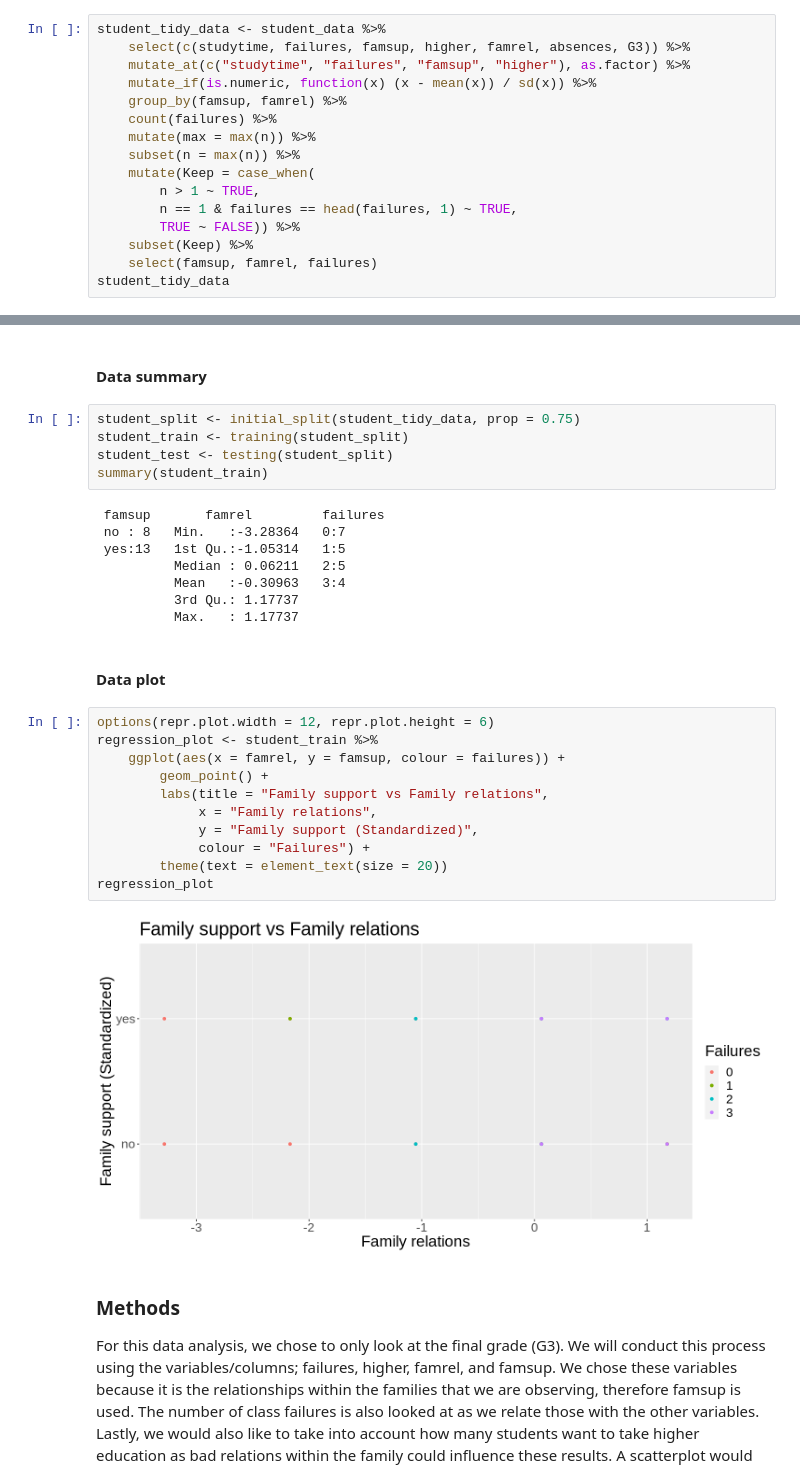
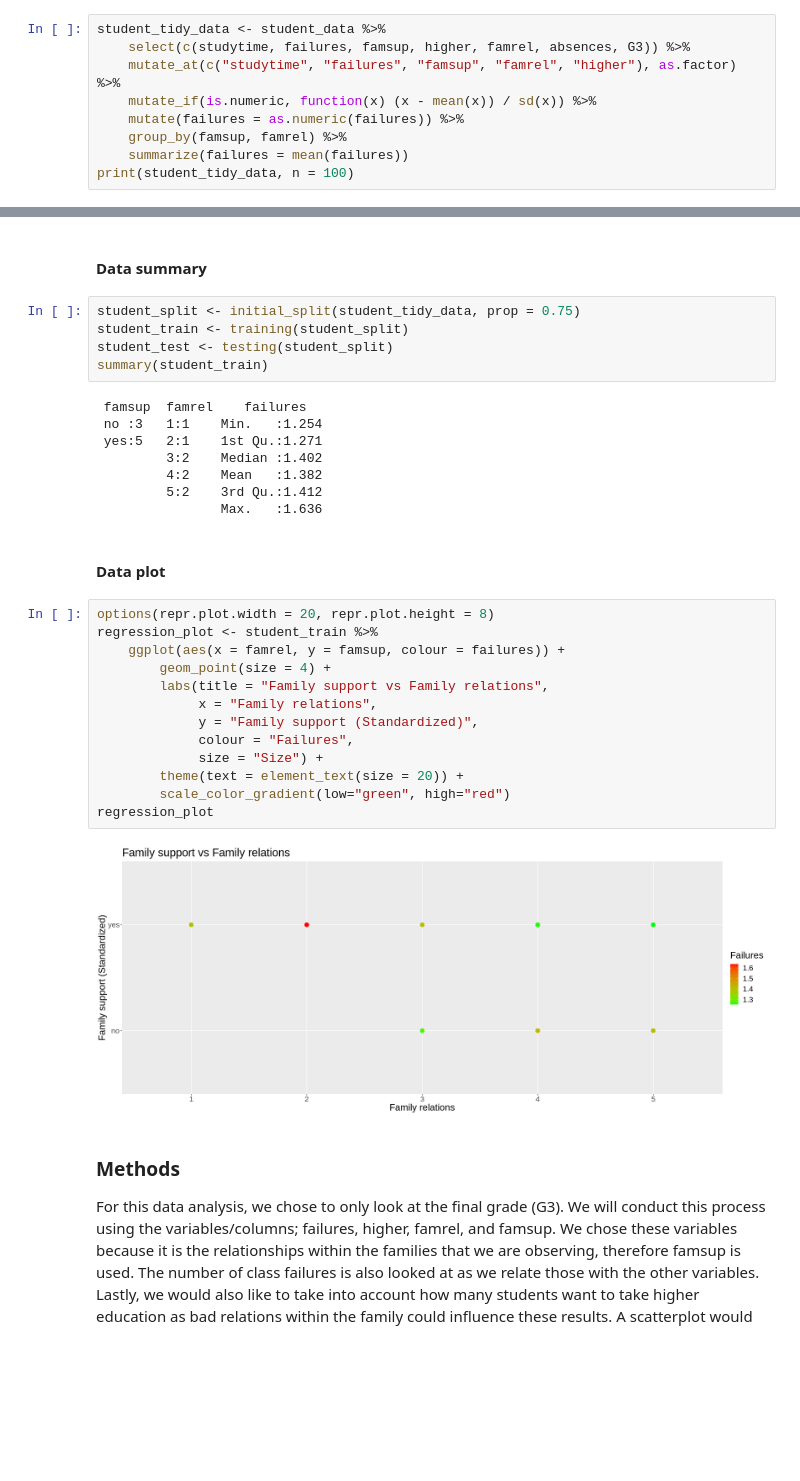
Before and after one commit to ethanthoma/dsci-100-group-project, a Jupyter notebook: Proposal.ipynb, the cells around one changed output, grey strips where cells are left out. Saved outputs shown, nothing was run; the diff lists cells and outputs as text; blank space fills up the shorter version.

Commit message:
Changed plot from mode to mean and use colour gradient

```diff
--- a/Proposal.ipynb
+++ b/Proposal.ipynb
@@ -56,17 +56,10 @@ A spec_tbl_df: 395 × 33
 # %%
 student_tidy_data <- student_data %>%
     select(c(studytime, failures, famsup, higher, famrel, absences, G3)) %>%
-    mutate_at(c("studytime", "failures", "famsup", "higher"), as.factor) %>%
+    mutate_at(c("studytime", "failures", "famsup", "famrel", "higher"), as.factor) %>%
     mutate_if(is.numeric, function(x) (x - mean(x)) / sd(x)) %>%
+    mutate(failures = as.numeric(failures)) %>%
     group_by(famsup, famrel) %>%
-    count(failures) %>%
-    mutate(max = max(n)) %>%
-    subset(n = max(n)) %>%
-    mutate(Keep = case_when(
-        n > 1 ~ TRUE,
-        n == 1 & failures == head(failures, 1) ~ TRUE,
-        TRUE ~ FALSE)) %>%
-    subset(Keep) %>%
-    select(famsup, famrel, failures)
-student_tidy_data
+    summarize(failures = mean(failures))
+print(student_tidy_data, n = 100)
 # %% [output]
@@ -88,28 +86,30 @@ student_train <- training(student_split)
 student_test <- testing(student_split)
 summary(student_train)
 # %% [output]
- famsup       famrel         failures
- no : 8   Min.   :-3.28364   0:7
- yes:13   1st Qu.:-1.05314   1:5
-          Median : 0.06211   2:5
-          Mean   :-0.30963   3:4
-          3rd Qu.: 1.17737
-          Max.   : 1.17737
+ famsup  famrel    failures
+ no :3   1:1    Min.   :1.254
+ yes:5   2:1    1st Qu.:1.271
+         3:2    Median :1.402
+         4:2    Mean   :1.382
+         5:2    3rd Qu.:1.412
+                Max.   :1.636
 # %% [markdown]
 #### Data plot
 # %%
-options(repr.plot.width = 12, repr.plot.height = 6)
+options(repr.plot.width = 20, repr.plot.height = 8)
 regression_plot <- student_train %>%
     ggplot(aes(x = famrel, y = famsup, colour = failures)) +
-        geom_point() +
+        geom_point(size = 4) +
         labs(title = "Family support vs Family relations",
              x = "Family relations",
              y = "Family support (Standardized)",
-             colour = "Failures") +
-        theme(text = element_text(size = 20))
+             colour = "Failures",
+             size = "Size") +
+        theme(text = element_text(size = 20)) +
+        scale_color_gradient(low="green", high="red")
 regression_plot
 # %% [output]
-[figure, old version]
+[figure, new version]
 # %% [markdown]
 ### Methods
 
```
Also changed, not shown: parts of 1 cell of this notebook.
